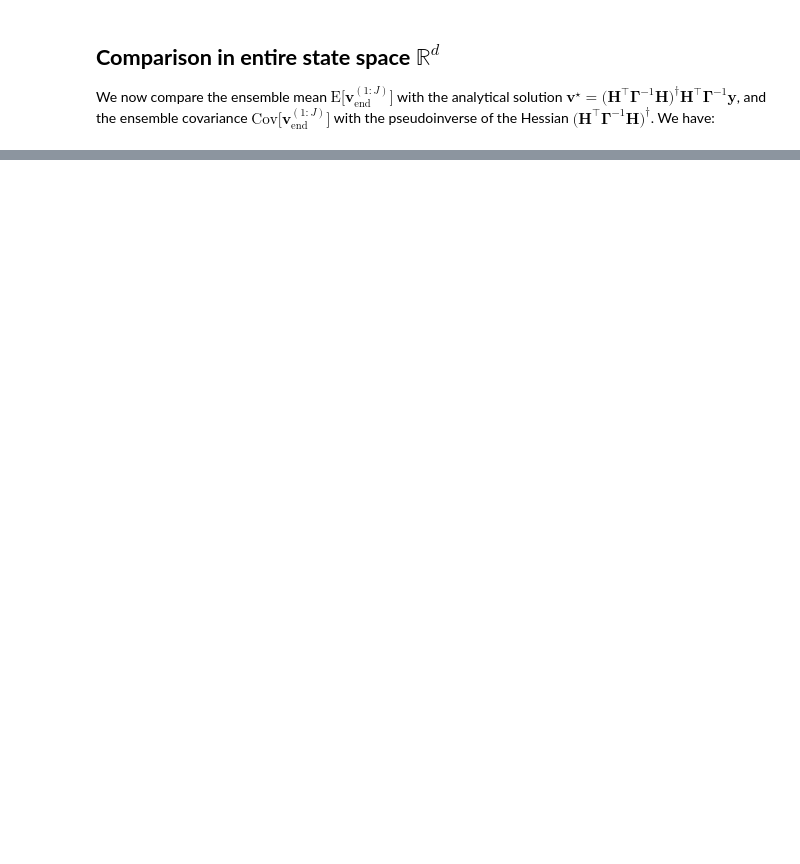
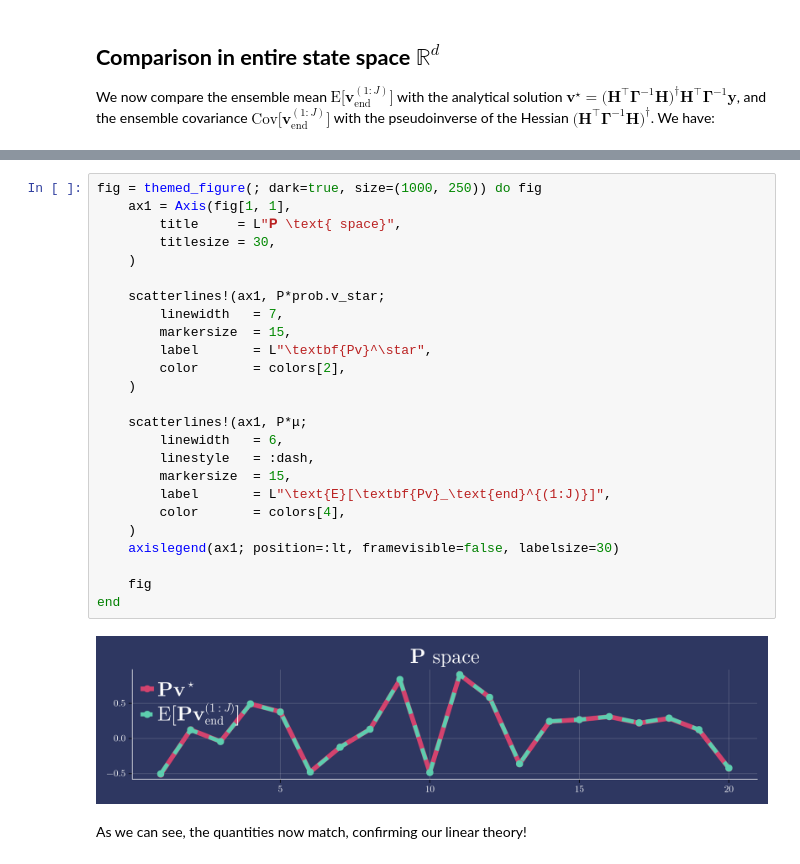
Before and after one commit to pstavrin/OralQual, a Jupyter notebook: scripts/RandomProblem.ipynb, the cells around one changed output, grey strips where cells are left out. Drawn from its saved outputs; the diff is of its cells as text; blank space fills up the shorter version.

```diff
--- a/scripts/RandomProblem.ipynb
+++ b/scripts/RandomProblem.ipynb
@@ -103,0 +123,29 @@ end
+# %%
+fig = themed_figure(; dark=true, size=(1000, 250)) do fig
+    ax1 = Axis(fig[1, 1],
+        title     = L"𝐏 \text{ space}",
+        titlesize = 30,
+    )
+
+    scatterlines!(ax1, P*prob.v_star;
+        linewidth   = 7,
+        markersize  = 15,
+        label       = L"\textbf{Pv}^\star",
+        color       = colors[2],
+    )
+
+    scatterlines!(ax1, P*μ;
+        linewidth   = 6,
+        linestyle   = :dash,
+        markersize  = 15,
+        label       = L"\text{E}[\textbf{Pv}_\text{end}^{(1:J)}]",
+        color       = colors[4],
+    )
+    axislegend(ax1; position=:lt, framevisible=false, labelsize=30)
+
+    fig
+end
+# %% [output]
+[figure, added]
+# %% [markdown]
+As we can see, the quantities now match, confirming our linear theory!
```
Also changed, not shown: parts of 8 cells of this notebook.
